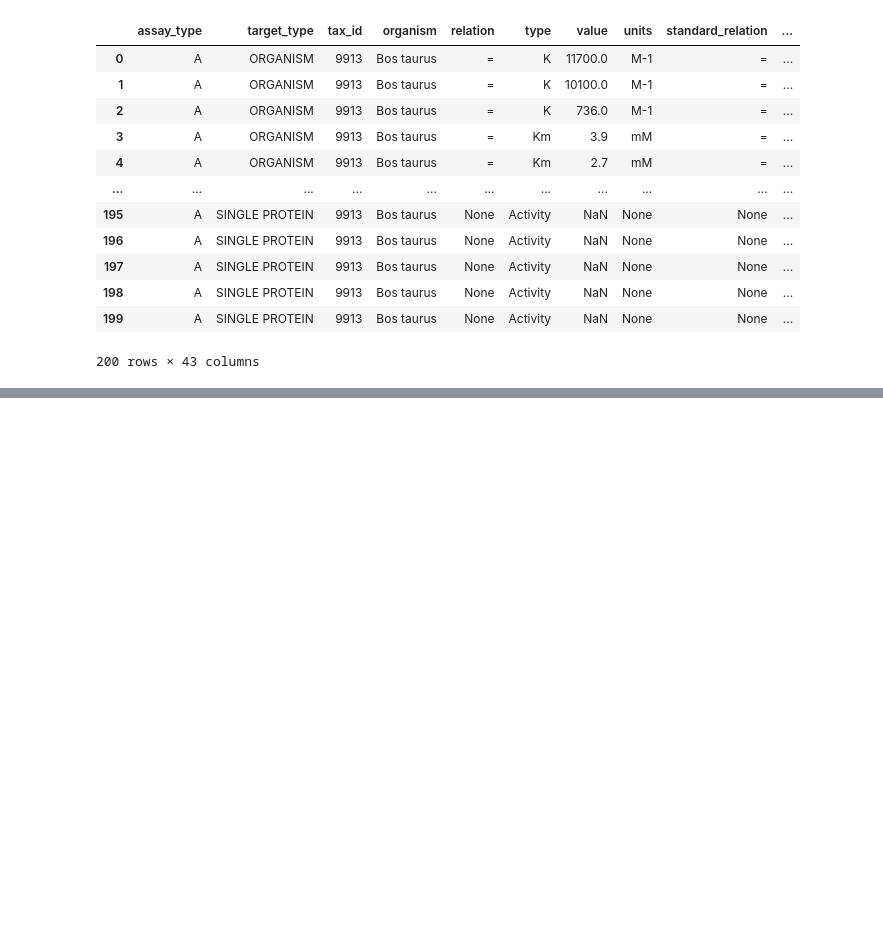
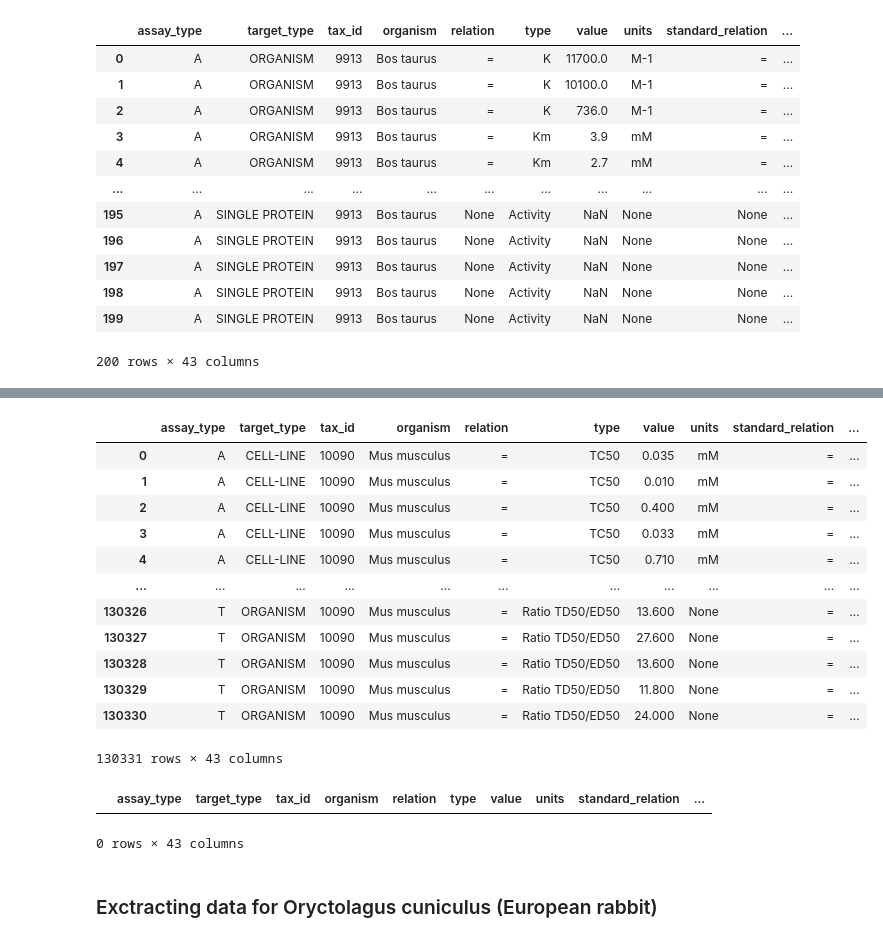
Before and after one commit to Cargill-Capstone2021/ADME-modeling-for-Cargill, a Jupyter notebook: working/CHEMBL_db.ipynb, the cells around one changed output, grey strips where cells are left out. Drawn from its saved outputs; the diff is of its cells as text; code cells hidden in the pictures; blank space fills up the shorter version.

```diff
--- a/working/CHEMBL_db.ipynb
+++ b/working/CHEMBL_db.ipynb
@@ -494,0 +537,36 @@ merged2.head(n=200)
+# %%
+df_mus=pd.read_sql_query("""SELECT
+                            a.assay_type,
+                            t.target_type, t.tax_id, t.organism,
+                            act.relation, act.type, act.value, act.units, act.standard_relation,
+                            act.standard_type, act.standard_value, act.standard_units,
+                            md.molregno, md.chembl_id, md.structure_type, md.molecule_type,
+                            md.chirality, md.natural_product,
+                            cs.standard_inchi, cs.canonical_smiles,
+                            cp.*
+                            FROM
+                            target_dictionary t
+                            INNER JOIN assays a ON a.tid=t.tid
+                            INNER JOIN activities act ON act.assay_id=a.assay_id
+                            INNER JOIN compound_records cr ON cr.record_id=act.record_id
+                            INNER JOIN molecule_dictionary md ON md.molregno=cr.molregno
+                            INNER JOIN compound_structures cs ON cs.molregno=md.molregno
+                            INNER JOIN compound_properties cp ON cp.molregno=cs.molregno
+                            WHERE t.organism='Mus musculus'AND a.assay_type='A'
+                                  OR t.organism='Mus musculus' AND a.assay_type='T'""", con )
+# %%
+df_mus
+# %% [output]
+|  | assay_type | target_type | tax_id | organism | relation | type | value | units | standard_relation | ... |
+| 0 | A | CELL-LINE | 10090 | Mus musculus | = | TC50 | 0.035 | mM | = | ... |
+| 1 | A | CELL-LINE | 10090 | Mus musculus | = | TC50 | 0.010 | mM | = | ... |
+| 2 | A | CELL-LINE | 10090 | Mus musculus | = | TC50 | 0.400 | mM | = | ... |
+| 3 | A | CELL-LINE | 10090 | Mus musculus | = | TC50 | 0.033 | mM | = | ... |
+| 4 | A | CELL-LINE | 10090 | Mus musculus | = | TC50 | 0.710 | mM | = | ... |
+| ... | ... | ... | ... | ... | ... | ... | ... | ... | ... | ... |
+| 130326 | T | ORGANISM | 10090 | Mus musculus | = | Ratio TD50/ED50 | 13.600 | None | = | ... |
+| 130327 | T | ORGANISM | 10090 | Mus musculus | = | Ratio TD50/ED50 | 27.600 | None | = | ... |
+| 130328 | T | ORGANISM | 10090 | Mus musculus | = | Ratio TD50/ED50 | 13.600 | None | = | ... |
+| 130329 | T | ORGANISM | 10090 | Mus musculus | = | Ratio TD50/ED50 | 11.800 | None | = | ... |
+| 130330 | T | ORGANISM | 10090 | Mus musculus | = | Ratio TD50/ED50 | 24.000 | None | = | ... |
+130331 rows × 43 columns
@@ -494,0 +596,7 @@ merged2.head(n=200)
+# %%
+df_capra
+# %% [output]
+|  | assay_type | target_type | tax_id | organism | relation | type | value | units | standard_relation | ... |
+0 rows × 43 columns
+# %% [markdown]
+### Exctracting data for Oryctolagus cuniculus (European rabbit)
```
Also changed, not shown: parts of 13 cells of this notebook.
